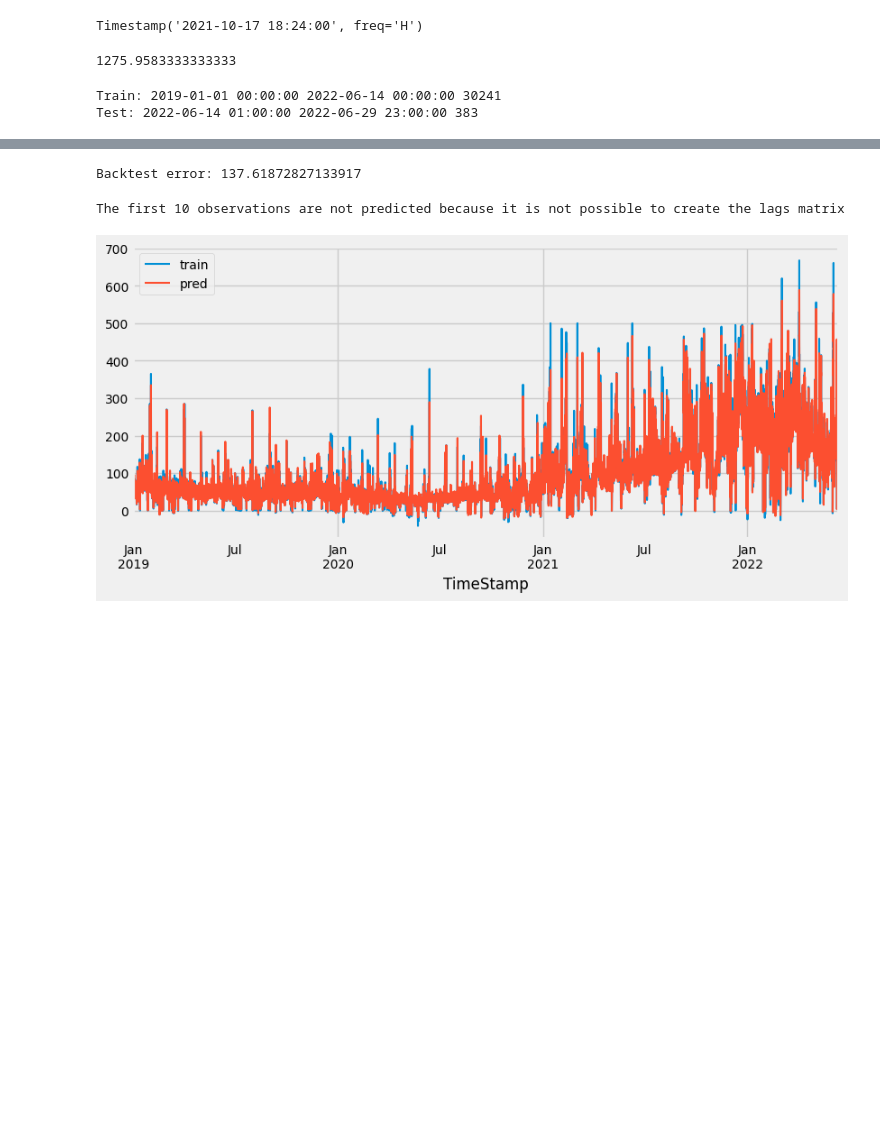
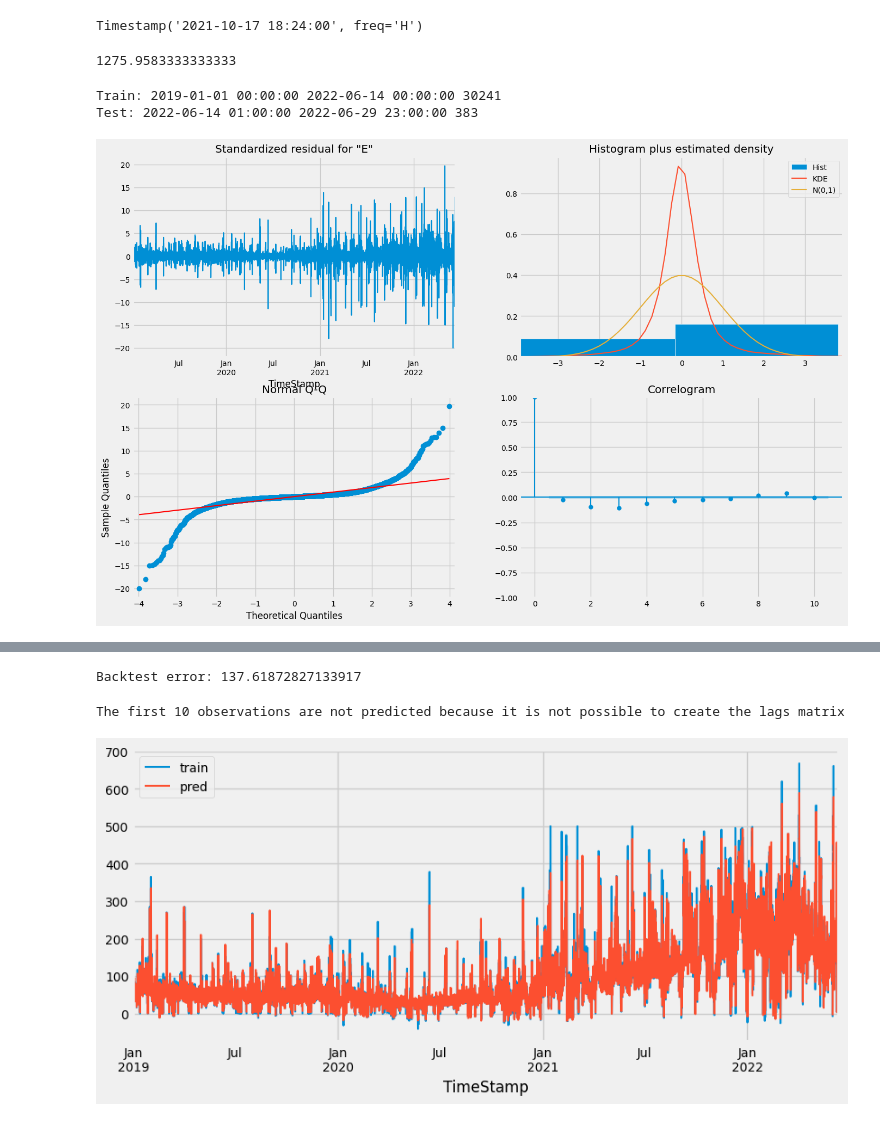
Before and after one commit to Gauthaman-KA/CS648, a Jupyter notebook: CodeFiles/Final_Modelling.ipynb, the cells around one changed output, grey strips where cells are left out. Saved outputs shown, nothing was run; the diff lists cells and outputs as text; code cells hidden in the pictures; blank space fills up the shorter version.

```diff
--- a/CodeFiles/Final_Modelling.ipynb
+++ b/CodeFiles/Final_Modelling.ipynb
@@ -128,0 +132,14 @@ Test: 2022-06-14 01:00:00 2022-06-29 23:00:00 383
+# %%
+mod = sm.tsa.statespace.SARIMAX(
+                train_df['ElectricityPrice'],
+                exog=train_df.loc[:, train_df.columns != 'ElectricityPrice'],
+                order=(0, 1, 1),
+                seasonal_order=(0, 1, 1, 12),
+                enforce_stationarity=False,
+                enforce_invertibility=False)
+results = mod.fit()
+# %%
+results.plot_diagnostics(figsize=(15, 10))
+plt.show()
+# %% [output]
+[figure, added]
```
Also changed, not shown: parts of 15 cells of this notebook, 1 other file.
